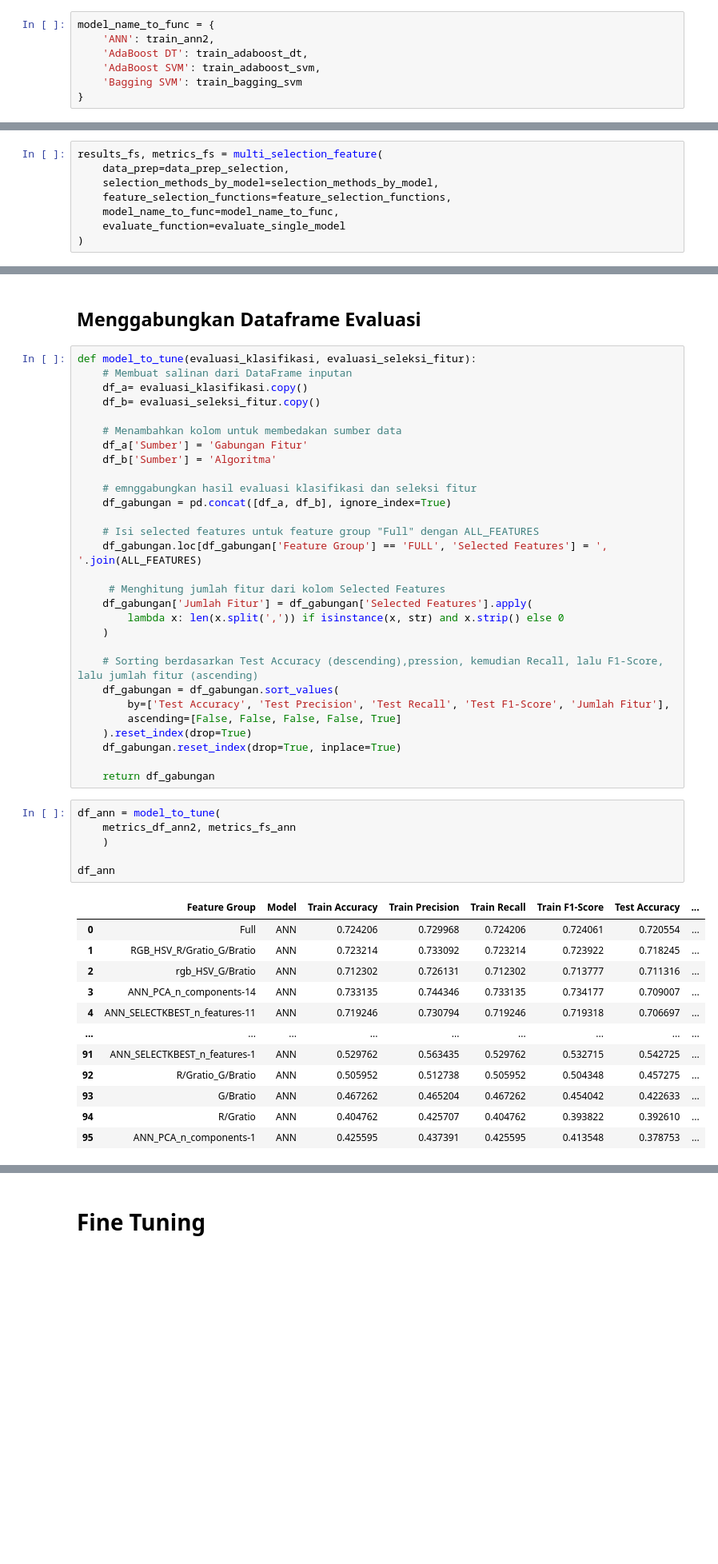
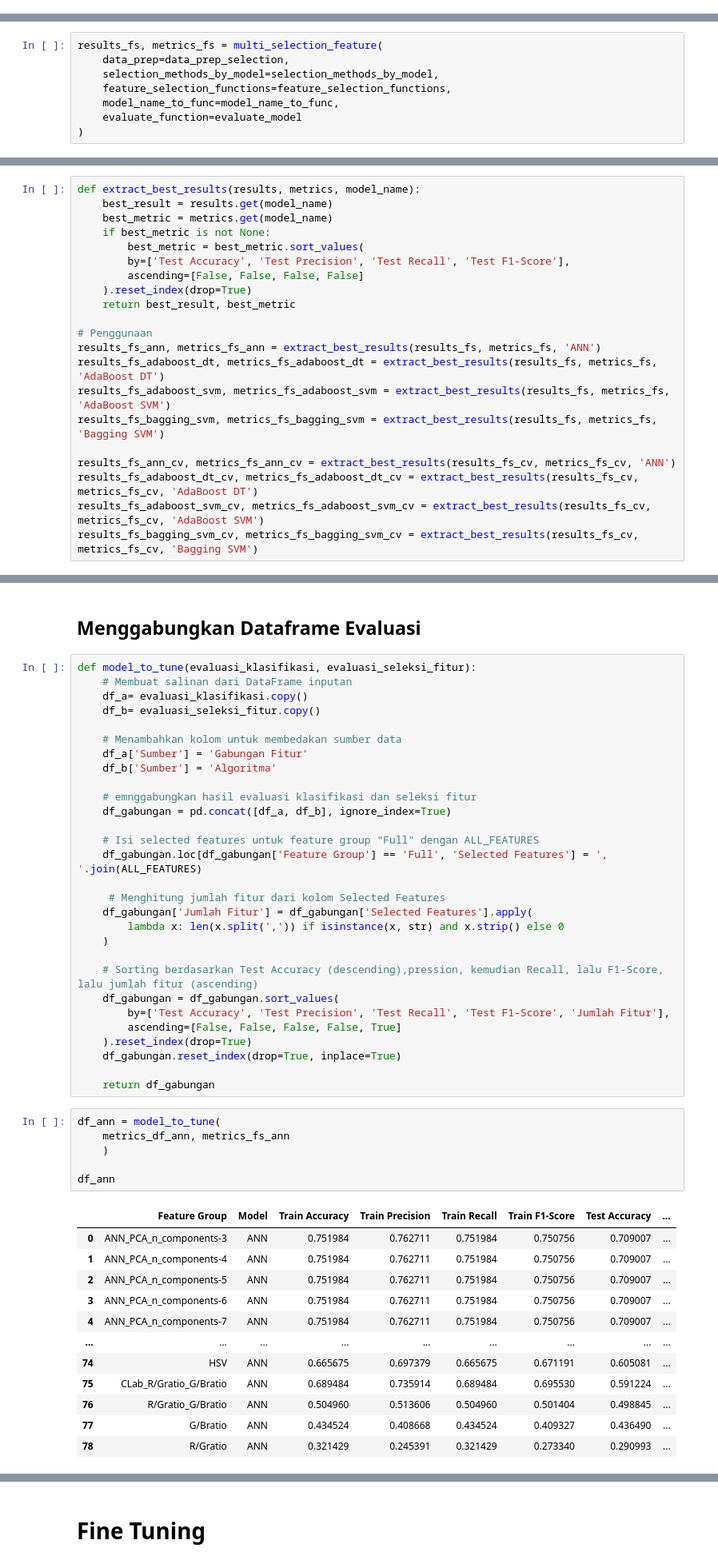
Before and after one commit to BimaBayuUWUUU/2141720019_TA_BIMA-BAYU-SAPUTRA, a Jupyter notebook: Ipynb/BismillahSatu.ipynb, the cells around one changed output, grey strips where cells are left out. Shown at 80% size. Drawn from its saved outputs; the diff is of its cells as text; blank space fills up the shorter version.

Commit message:
updateFixSeleksiFitur: Menyempurnakan methode seleksi fitur dan penyimpanan metriks/results untuk backupdata

```diff
--- a/Ipynb/BismillahSatu.ipynb
+++ b/Ipynb/BismillahSatu.ipynb
@@ -2224,10 +1618,3 @@ feature_selection_functions = {
-# %%
-model_name_to_func = {
-    'ANN': train_ann2,
-    'AdaBoost DT': train_adaboost_dt,
-    'AdaBoost SVM': train_adaboost_svm,
-    'Bagging SVM': train_bagging_svm
-}
 # %% [markdown]
 ### **Seleksi Fitur Masing-Masing Model**
 # %% [markdown]
@@ -2434,7 +1708,7 @@ results_fs, metrics_fs = multi_selection_feature(
     selection_methods_by_model=selection_methods_by_model,
     feature_selection_functions=feature_selection_functions,
     model_name_to_func=model_name_to_func,
-    evaluate_function=evaluate_single_model
+    evaluate_function=evaluate_model
 )
 # %% [output]
 === Memulai Seleksi Fitur untuk Model: ANN ===
@@ -2515,3 +1757,24 @@ metrics_fs_bagging_svm_cv.reset_index(drop=True, inplace=True)
+# %%
+def extract_best_results(results, metrics, model_name):
+    best_result = results.get(model_name)
+    best_metric = metrics.get(model_name)
+    if best_metric is not None:
+        best_metric = best_metric.sort_values(
+        by=['Test Accuracy', 'Test Precision', 'Test Recall', 'Test F1-Score'],
+        ascending=[False, False, False, False]
+    ).reset_index(drop=True)
+    return best_result, best_metric
+
+# Penggunaan
+results_fs_ann, metrics_fs_ann = extract_best_results(results_fs, metrics_fs, 'ANN')
+results_fs_adaboost_dt, metrics_fs_adaboost_dt = extract_best_results(results_fs, metrics_fs, 'AdaBoost DT')
+results_fs_adaboost_svm, metrics_fs_adaboost_svm = extract_best_results(results_fs, metrics_fs, 'AdaBoost SVM')
+results_fs_bagging_svm, metrics_fs_bagging_svm = extract_best_results(results_fs, metrics_fs, 'Bagging SVM')
+
+results_fs_ann_cv, metrics_fs_ann_cv = extract_best_results(results_fs_cv, metrics_fs_cv, 'ANN')
+results_fs_adaboost_dt_cv, metrics_fs_adaboost_dt_cv = extract_best_results(results_fs_cv, metrics_fs_cv, 'AdaBoost DT')
+results_fs_adaboost_svm_cv, metrics_fs_adaboost_svm_cv = extract_best_results(results_fs_cv, metrics_fs_cv, 'AdaBoost SVM')
+results_fs_bagging_svm_cv, metrics_fs_bagging_svm_cv = extract_best_results(results_fs_cv, metrics_fs_cv, 'Bagging SVM')
 # %%
 metrics_fs_ann_cv.head(5)
 # %% [output]
@@ -2602,7 +1867,7 @@ def model_to_tune(evaluasi_klasifikasi, evaluasi_seleksi_fitur):
     df_gabungan = pd.concat([df_a, df_b], ignore_index=True)
 
     # Isi selected features untuk feature group "Full" dengan ALL_FEATURES
-    df_gabungan.loc[df_gabungan['Feature Group'] == 'FULL', 'Selected Features'] = ', '.join(ALL_FEATURES)
+    df_gabungan.loc[df_gabungan['Feature Group'] == 'Full', 'Selected Features'] = ', '.join(ALL_FEATURES)
 
      # Menghitung jumlah fitur dari kolom Selected Features
     df_gabungan['Jumlah Fitur'] = df_gabungan['Selected Features'].apply(
@@ -2619,20 +1884,20 @@ def model_to_tune(evaluasi_klasifikasi, evaluasi_seleksi_fitur):
     return df_gabungan
 # %%
 df_ann = model_to_tune(
-    metrics_df_ann2, metrics_fs_ann
+    metrics_df_ann, metrics_fs_ann
     )
 
 df_ann
 # %% [output]
 |  | Feature Group | Model | Train Accuracy | Train Precision | Train Recall | Train F1-Score | Test Accuracy | ... |
-| 0 | Full | ANN | 0.724206 | 0.729968 | 0.724206 | 0.724061 | 0.720554 | ... |
-| 1 | RGB_HSV_R/Gratio_G/Bratio | ANN | 0.723214 | 0.733092 | 0.723214 | 0.723922 | 0.718245 | ... |
-| 2 | rgb_HSV_G/Bratio | ANN | 0.712302 | 0.726131 | 0.712302 | 0.713777 | 0.711316 | ... |
-| 3 | ANN_PCA_n_components-14 | ANN | 0.733135 | 0.744346 | 0.733135 | 0.734177 | 0.709007 | ... |
-| 4 | ANN_SELECTKBEST_n_features-11 | ANN | 0.719246 | 0.730794 | 0.719246 | 0.719318 | 0.706697 | ... |
+| 0 | ANN_PCA_n_components-3 | ANN | 0.751984 | 0.762711 | 0.751984 | 0.750756 | 0.709007 | ... |
+| 1 | ANN_PCA_n_components-4 | ANN | 0.751984 | 0.762711 | 0.751984 | 0.750756 | 0.709007 | ... |
+| 2 | ANN_PCA_n_components-5 | ANN | 0.751984 | 0.762711 | 0.751984 | 0.750756 | 0.709007 | ... |
+| 3 | ANN_PCA_n_components-6 | ANN | 0.751984 | 0.762711 | 0.751984 | 0.750756 | 0.709007 | ... |
+| 4 | ANN_PCA_n_components-7 | ANN | 0.751984 | 0.762711 | 0.751984 | 0.750756 | 0.709007 | ... |
 | ... | ... | ... | ... | ... | ... | ... | ... | ... |
-| 91 | ANN_SELECTKBEST_n_features-1 | ANN | 0.529762 | 0.563435 | 0.529762 | 0.532715 | 0.542725 | ... |
-| 92 | R/Gratio_G/Bratio | ANN | 0.505952 | 0.512738 | 0.505952 | 0.504348 | 0.457275 | ... |
-| 93 | G/Bratio | ANN | 0.467262 | 0.465204 | 0.467262 | 0.454042 | 0.422633 | ... |
-| 94 | R/Gratio | ANN | 0.404762 | 0.425707 | 0.404762 | 0.393822 | 0.392610 | ... |
-| 95 | ANN_PCA_n_components-1 | ANN | 0.425595 | 0.437391 | 0.425595 | 0.413548 | 0.378753 | ... |
+| 74 | HSV | ANN | 0.665675 | 0.697379 | 0.665675 | 0.671191 | 0.605081 | ... |
+| 75 | CLab_R/Gratio_G/Bratio | ANN | 0.689484 | 0.735914 | 0.689484 | 0.695530 | 0.591224 | ... |
+| 76 | R/Gratio_G/Bratio | ANN | 0.504960 | 0.513606 | 0.504960 | 0.501404 | 0.498845 | ... |
+| 77 | G/Bratio | ANN | 0.434524 | 0.408668 | 0.434524 | 0.409327 | 0.436490 | ... |
+| 78 | R/Gratio | ANN | 0.321429 | 0.245391 | 0.321429 | 0.273340 | 0.290993 | ... |
```
Also changed, not shown: parts of 78 cells of this notebook.
